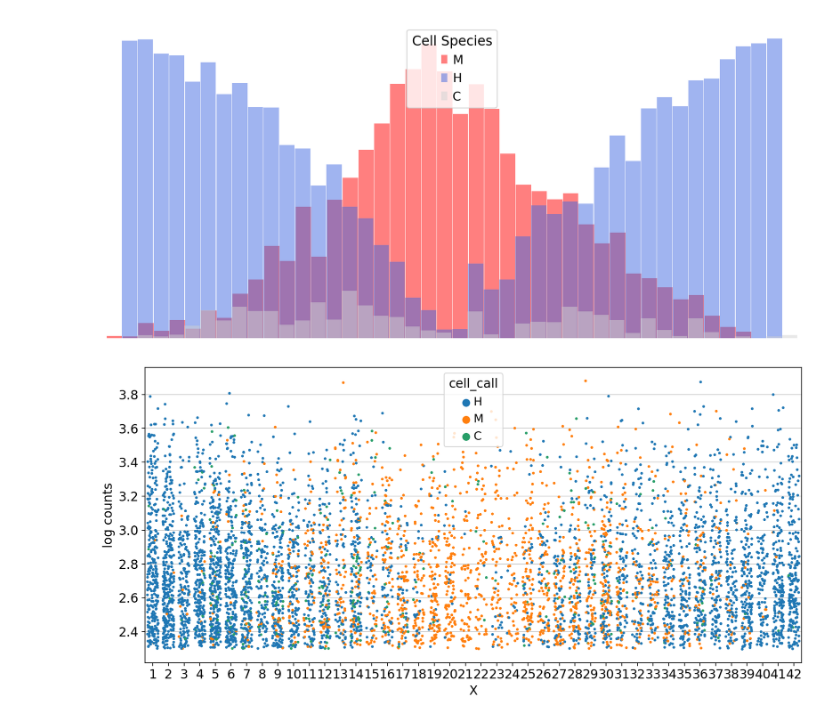
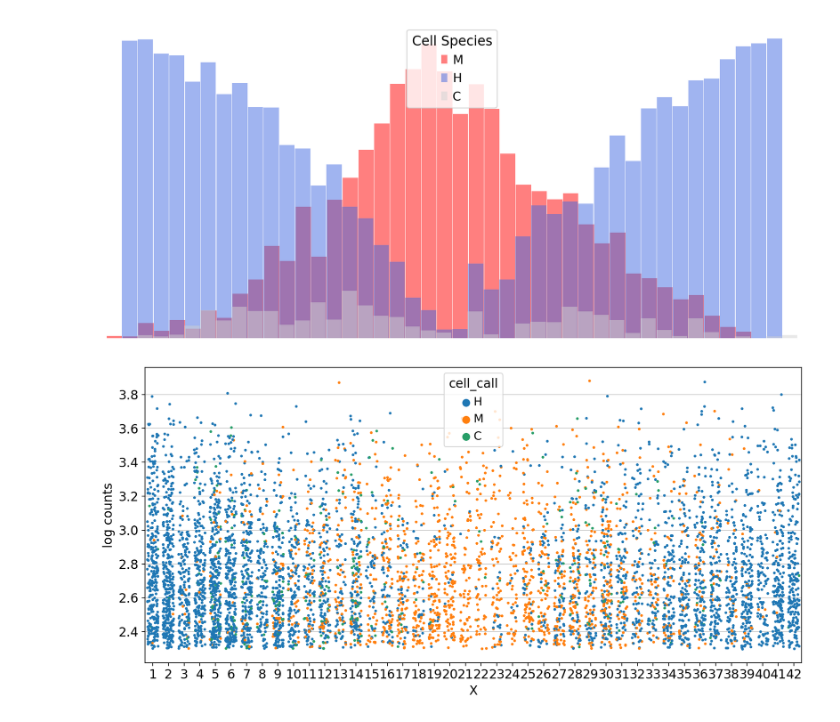
Before and after one commit to yelabucsf/spatial, a Jupyter notebook: notebooks/figures/XYZeq_fig1.ipynb, the cells around one changed output. Cells and saved outputs as stored; diff of their text form; code cells hidden in the pictures.

Commit message:
readme has supp figs, updated with reproduced figures, slight adjust fig1 ipynb, reproduce more figs in fig2_3 and fig4 ipynb

```diff
--- a/notebooks/figures/XYZeq_fig1.ipynb
+++ b/notebooks/figures/XYZeq_fig1.ipynb
@@ -26,7 +26,7 @@ scanpy==1.5.1 anndata==0.7.3 umap==0.4.4 numpy==1.18.5 scipy==1.4.1 pandas==1.0.
 # %% [markdown]
 _GH:_ Adding a prefix here. The idea is that raw data will need to be downloaded separately from a repository (e.g. GEO) and may be in a random location on a person's computer. By having a separate file that all the notebooks read in once, they only have to edit that document with the path to the folder and then, assuming they have not changed the structure of that directory, all the notebooks will work without having to change path names in every single one.
 # %%
-with open('../path.to.data.txt', 'r') as file:
+with open('../../path.to.data.txt', 'r') as file:
     prefix = file.readline().strip()
 # %% [markdown]
 _GH:_ Next 3 cells are commented out because the data on box does not have a directory called `20190319_miSeq`. Instead, it's called `20190319_cell_line_exp` and it's already an h5ad.
@@ -254,14 +254,15 @@ df['counts']=adata.obs['n_counts'].reset_index()['n_counts']
 # %%
 df['log counts']=np.log10(df['counts'])
 # %%
+plt.figure(figsize=(13,6))
 temp=sns.stripplot(x='X',
                    y='log counts',
                    data=df,
                    hue='cell_call',
                    jitter=0.35,
                    size=3)
 # %% [output]
-[figure, old version]
+[figure, new version]
 # %%
 df['X']=rand_jitter(df['X'])
 df['Y']=rand_jitter(df['Y'])
```
Also changed, not shown: parts of 3 cells of this notebook, 2 other files.
